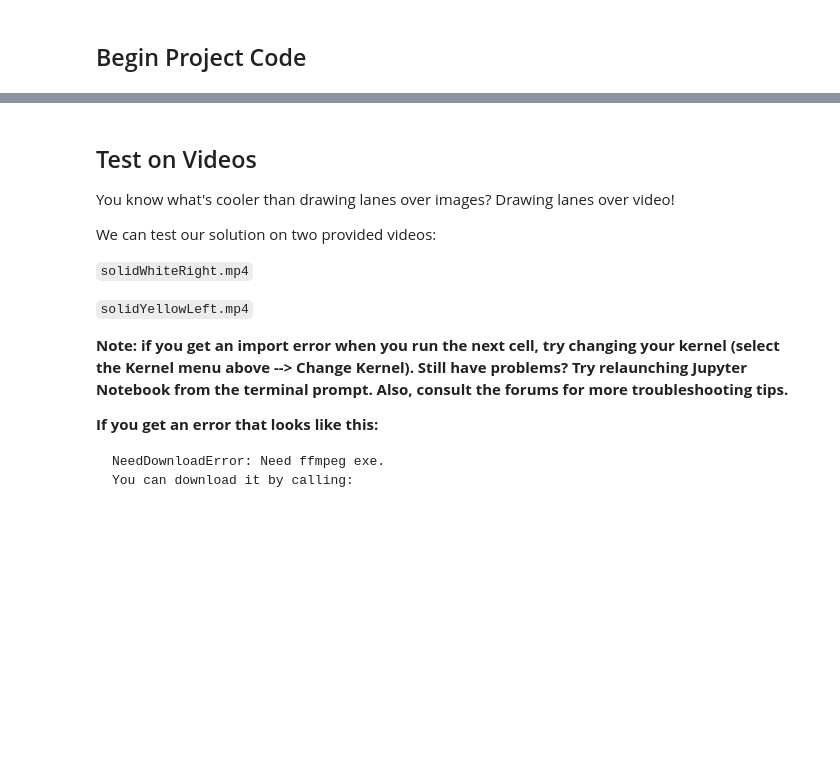
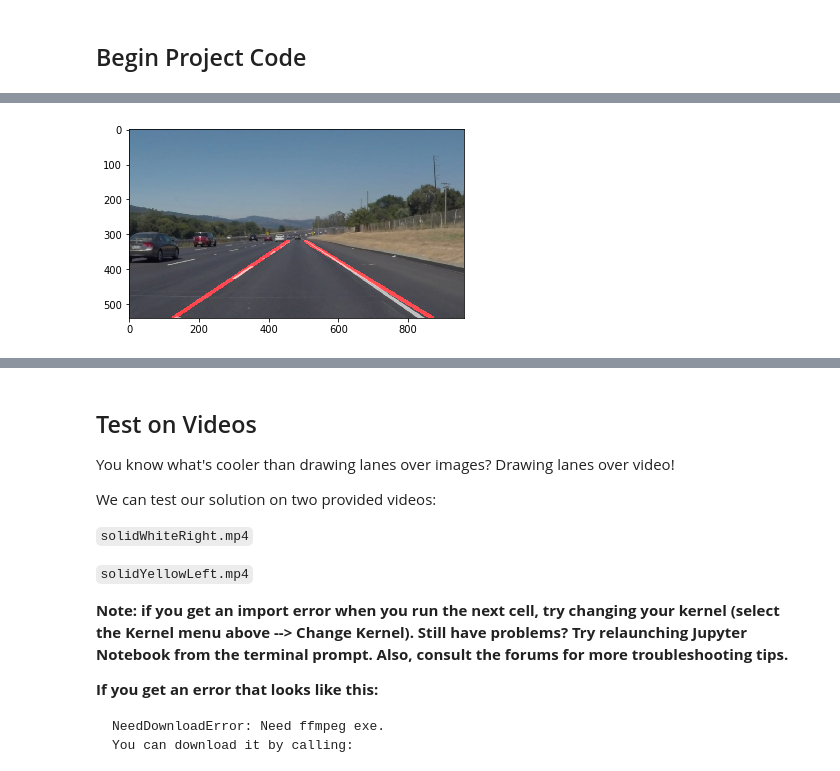
Before and after one commit to asdfprou/CarND-LaneLines-P1, a Jupyter notebook: P1.ipynb, the cells around one changed output, grey strips where cells are left out. Cells and saved outputs as stored; diff of their text form; code cells hidden in the pictures; blank space fills up the shorter version.

```diff
--- a/P1.ipynb
+++ b/P1.ipynb
@@ -216,47 +326,49 @@ HOUGH_MAX_GAP = 5
 # %%
-# Actual Image Pipeline
-def detect_lane_lines(image):
-    # convert to greyscale
-    gray = grayscale(image)
+# entire cell used for debugging and to generate images
 
-    # gaussian blur to get rid of noise - numbers from the coursework
-    kernel_size = GAUSSIAN_BLUR_KERNEL_SIZE
-    gaussian_image = gaussian_blur(gray, kernel_size)
+fn = os.listdir("debug_images")
+image = mpimg.imread('debug_images/'+fn[0])
+# convert to greyscale
+gray = grayscale(image)
 
-    # apply a canny filter - numbers from coursework
-    low_threshold = CANNY_LOW_THRESHOLD
-    high_threshold = CANNY_HIGH_THRESHOLD
-    edges = canny(gaussian_image, low_threshold, high_threshold)
+# gaussian blur to get rid of noise - numbers from the coursework
+kernel_size = GAUSSIAN_BLUR_KERNEL_SIZE
+gaussian_image = gaussian_blur(gray, kernel_size)
 
-    # apply a region of interest filter
-    imshape = image.shape
-    # vertices = np.array([[(150,imshape[0]),(imshape[1]/2, imshape[0]/2), (imshape[1]/2, imshape[0]/2), (imshape[1],imshape[0])]], dtype=np.int32)
-    vertices = np.array([[(REGION_OF_INTEREST_BOTTOM_LEFT_X,imshape[0]), #bottom left
-                        (REGION_OF_INTEREST_TOP_LEFT_X, REGION_OF_INTEREST_TOP), #top left
-                        (REGION_OF_INTEREST_TOP_RIGHT_X, REGION_OF_INTEREST_TOP), #top right
-                        (imshape[1],imshape[0])]], #bottom right
-                        dtype=np.int32)
-    masked_edges = region_of_interest(edges, vertices)
+# apply a canny filter - numbers from coursework
+low_threshold = CANNY_LOW_THRESHOLD
+high_threshold = CANNY_HIGH_THRESHOLD
+edges = canny(gaussian_image, low_threshold, high_threshold)
 
-    # draw some Hough Lines
-    rho = 2 # distance resolution in pixels of the Hough grid
-    theta = np.pi/180 # angular resolution in radians of the Hough grid
-    threshold = HOUGH_THRESHOLD    # minimum number of votes (intersections in Hough grid cell)
-    min_line_length = HOUGH_MIN_LEN #minimum number of pixels making up a line
-    max_line_gap = HOUGH_MAX_GAP    # maximum gap in pixels between connectable line segments
+# apply a region of interest filter
+imshape = image.shape
+# vertices = np.array([[(150,imshape[0]),(imshape[1]/2, imshape[0]/2), (imshape[1]/2, imshape[0]/2), (imshape[1],imshape[0])]], dtype=np.int32)
+vertices = np.array([[(REGION_OF_INTEREST_BOTTOM_LEFT_X,imshape[0]), #bottom left
+                    (REGION_OF_INTEREST_TOP_LEFT_X, REGION_OF_INTEREST_TOP), #top left
+                    (REGION_OF_INTEREST_TOP_RIGHT_X, REGION_OF_INTEREST_TOP), #top right
+                    (imshape[1],imshape[0])]], #bottom right
+                    dtype=np.int32)
+masked_edges = region_of_interest(edges, vertices)
 
-    lines = hough_lines(masked_edges, rho, theta, threshold,
-                                min_line_length, max_line_gap)
-
-    # redraw on to original image
-    img_with_lines = weighted_img(lines, image)
-    return img_with_lines
+# draw some Hough Lines
+rho = 2 # distance resolution in pixels of the Hough grid
+theta = np.pi/180 # angular resolution in radians of the Hough grid
+threshold = HOUGH_THRESHOLD    # minimum number of votes (intersections in Hough grid cell)
+min_line_length = HOUGH_MIN_LEN #minimum number of pixels making up a line
+max_line_gap = HOUGH_MAX_GAP    # maximum gap in pixels between connectable line segments
 
 
-    ### DEBUG
-    #plt.imshow(image)
-    #plt.imshow(gray, cmap='gray')
-    #plt.imshow(edges, cmap='Greys_r')
-    #plt.imshow(masked_edges, cmap='Greys_r')
-    #plt.imshow(lines)
-    #plt.imshow(img_with_lines)
+lines = hough_lines(masked_edges, rho, theta, threshold,
+                            min_line_length, max_line_gap)
+
+# redraw on to original image
+img_with_lines = weighted_img(lines, image)
+
+### DEBUG
+plt.imshow(image)
+plt.imshow(gray, cmap='gray')
+plt.imshow(edges, cmap='Greys_r')
+plt.imshow(masked_edges, cmap='Greys_r')
+plt.imshow(lines)
+plt.imshow(img_with_lines)
+# %% [output]
@@ -262,0 +376 @@ def detect_lane_lines(image):
+[figure, added]
```
Also changed, not shown: parts of 12 cells of this notebook.
